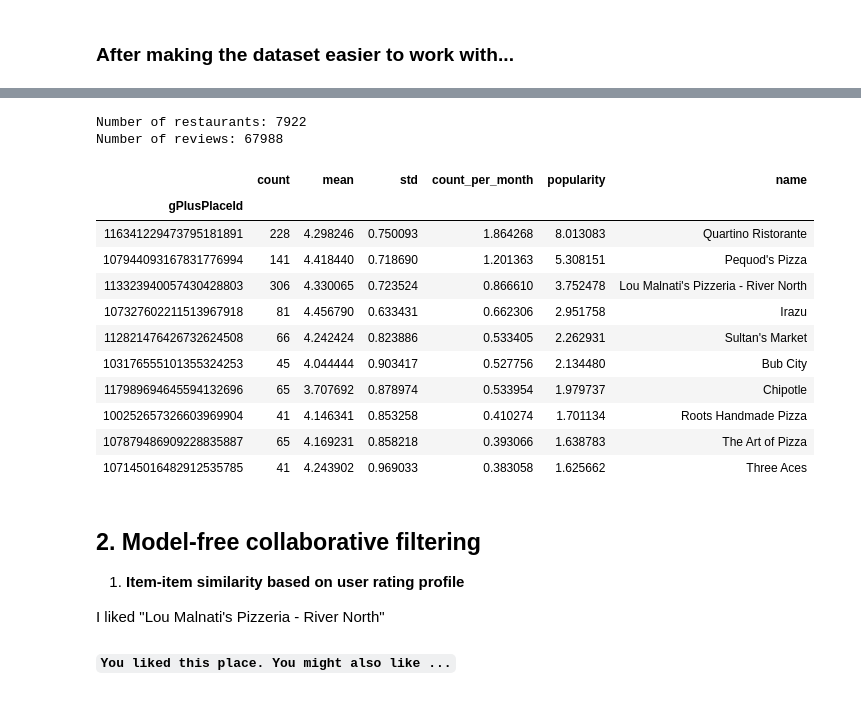
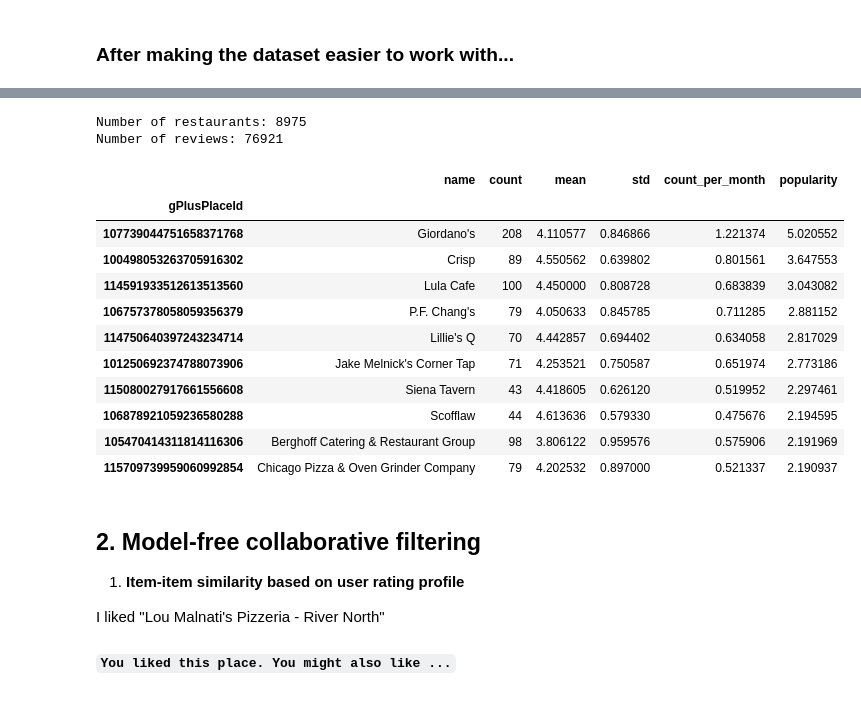
Before and after one commit to agnesbao/google_local, a Jupyter notebook: google_local_recommender.ipynb, the cells around one changed output, grey strips where cells are left out. Drawn from its saved outputs; the diff is of its cells as text; code cells hidden in the pictures.

```diff
--- a/google_local_recommender.ipynb
+++ b/google_local_recommender.ipynb
@@ -92,0 +81,4 @@ places.head()
+# %%
+import dask.dataframe as dd
+places = dd.read_parquet("data/places*.parquet")
+places.head()
@@ -93,4 +92,4 @@ places.head()
 # %%
-reviews = pd.read_csv("data/reviews_sub.csv")
+reviews = dd.read_parquet("data/reviews_*.parquet")
 reviews.head()
 # %% [output]
@@ -117,43 +116,49 @@ def subset_places(df, coord, deg):
               (df["long"] > coord[1] - deg) &
               (df["long"] < coord[1] + deg)]
 
+places = places.set_index("gPlusPlaceId").drop_duplicates()
 places = subset_places(places, coord, deg=0.5)
 places = places[~places["closed"]]
-restaurant_reviews = reviews[reviews["gPlusPlaceId"].isin(places.index) &
-                            reviews["first_category"].str.contains("restaurant", case=False, na=False)]
-restaurants = places[places.index.isin(restaurant_reviews["gPlusPlaceId"].unique())]
+places = places.compute()
+
+# subset restaurants
+reviews = reviews.merge(places[["name"]], left_on="gPlusPlaceId", right_index=True, how="right")
+reviews = reviews.compute()
+
+reviews["categories"] = reviews["categories"].apply(lambda x: ";".join(x) if x is not None else None)
+restaurant_reviews = reviews[reviews["categories"].str.contains("restaurant", case=False, na=False)]
+
+# Size of data set we're working with:
+print(f"Number of restaurants: {restaurant_reviews['gPlusPlaceId'].nunique()}")
+print(f"Number of reviews: {restaurant_reviews.shape[0]}")
+# %% [output]
+Number of restaurants: 8975
+Number of reviews: 76921
-# %%
-# Size of data set we're working with:
-print(f"Number of restaurants: {restaurants.shape[0]}")
-print(f"Number of reviews: {restaurant_reviews.shape[0]}")
-# %% [output]
-Number of restaurants: 7922
-Number of reviews: 67988
 # %%
 # popular restaurants
 # rating count and mean
-pop = restaurant_reviews.groupby("gPlusPlaceId")["rating"].agg(["count", "mean", "std"])
+pop = restaurant_reviews.groupby(["gPlusPlaceId", "name"])["rating"].agg(["count", "mean", "std"]).reset_index(level=1)
 # rating count per month
 first_review = pd.to_datetime(restaurant_reviews.groupby("gPlusPlaceId")["unixReviewTime"].min(), unit="s")
 pop["count_per_month"] = pop["count"]/((pd.to_datetime("2020-01-01")-first_review).dt.days/30)
 # popularity
 pop["popularity"] = pop["count_per_month"]*pop["mean"]
 # sample and rank
 rec = pop.sample(frac=0.1).sort_values(by="popularity", ascending=False)
-rec.join(restaurants["name"]).head(10)
+rec.head(10)
 # %% [output]
-|  | count | mean | std | count_per_month | popularity | name |
+|  | name | count | mean | std | count_per_month | popularity |
 | gPlusPlaceId |  |  |  |  |  |  |
-| 116341229473795181891 | 228 | 4.298246 | 0.750093 | 1.864268 | 8.013083 | Quartino Ristorante |
-| 107944093167831776994 | 141 | 4.418440 | 0.718690 | 1.201363 | 5.308151 | Pequod's Pizza |
-| 113323940057430428803 | 306 | 4.330065 | 0.723524 | 0.866610 | 3.752478 | Lou Malnati's Pizzeria - River North |
-| 107327602211513967918 | 81 | 4.456790 | 0.633431 | 0.662306 | 2.951758 | Irazu |
-| 112821476426732624508 | 66 | 4.242424 | 0.823886 | 0.533405 | 2.262931 | Sultan's Market |
-| 103176555101355324253 | 45 | 4.044444 | 0.903417 | 0.527756 | 2.134480 | Bub City |
-| 117989694645594132696 | 65 | 3.707692 | 0.878974 | 0.533954 | 1.979737 | Chipotle |
-| 100252657326603969904 | 41 | 4.146341 | 0.853258 | 0.410274 | 1.701134 | Roots Handmade Pizza |
-| 107879486909228835887 | 65 | 4.169231 | 0.858218 | 0.393066 | 1.638783 | The Art of Pizza |
-| 107145016482912535785 | 41 | 4.243902 | 0.969033 | 0.383058 | 1.625662 | Three Aces |
+| 107739044751658371768 | Giordano's | 208 | 4.110577 | 0.846866 | 1.221374 | 5.020552 |
+| 100498053263705916302 | Crisp | 89 | 4.550562 | 0.639802 | 0.801561 | 3.647553 |
+| 114591933512613513560 | Lula Cafe | 100 | 4.450000 | 0.808728 | 0.683839 | 3.043082 |
+| 106757378058059356379 | P.F. Chang's | 79 | 4.050633 | 0.845785 | 0.711285 | 2.881152 |
+| 114750640397243234714 | Lillie's Q | 70 | 4.442857 | 0.694402 | 0.634058 | 2.817029 |
+| 101250692374788073906 | Jake Melnick's Corner Tap | 71 | 4.253521 | 0.750587 | 0.651974 | 2.773186 |
+| 115080027917661556608 | Siena Tavern | 43 | 4.418605 | 0.626120 | 0.519952 | 2.297461 |
+| 106878921059236580288 | Scofflaw | 44 | 4.613636 | 0.579330 | 0.475676 | 2.194595 |
+| 105470414311814116306 | Berghoff Catering & Restaurant Group | 98 | 3.806122 | 0.959576 | 0.575906 | 2.191969 |
+| 115709739959060992854 | Chicago Pizza & Oven Grinder Company | 79 | 4.202532 | 0.897000 | 0.521337 | 2.190937 |
 # %% [markdown]
 ## 2. Model-free collaborative filtering
 
```
Also changed, not shown: parts of 12 cells of this notebook, 7 other files.
